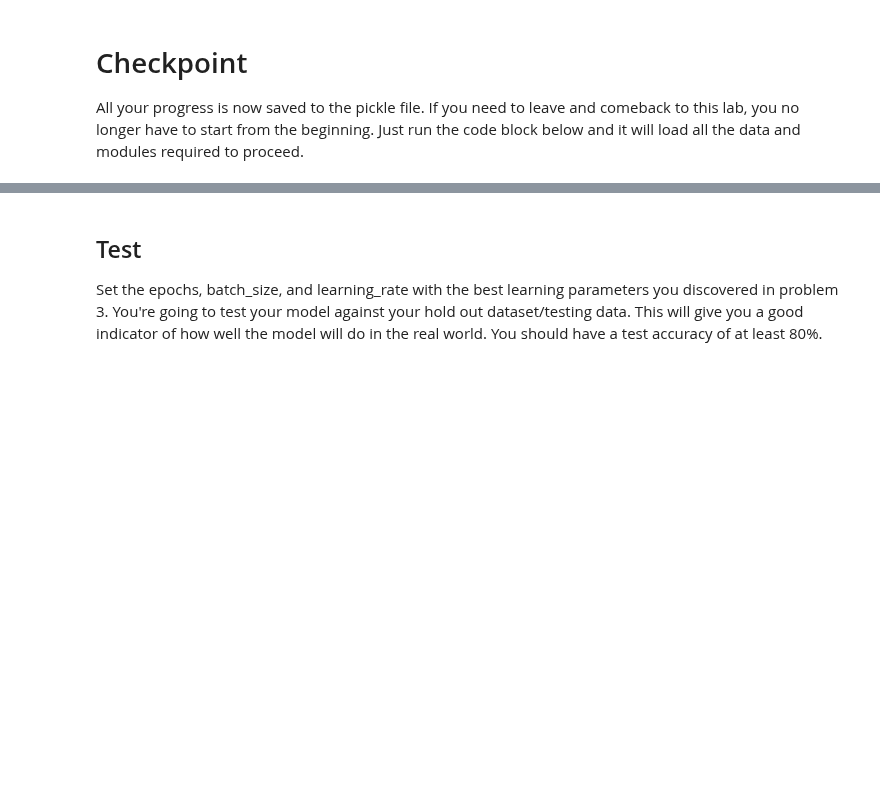
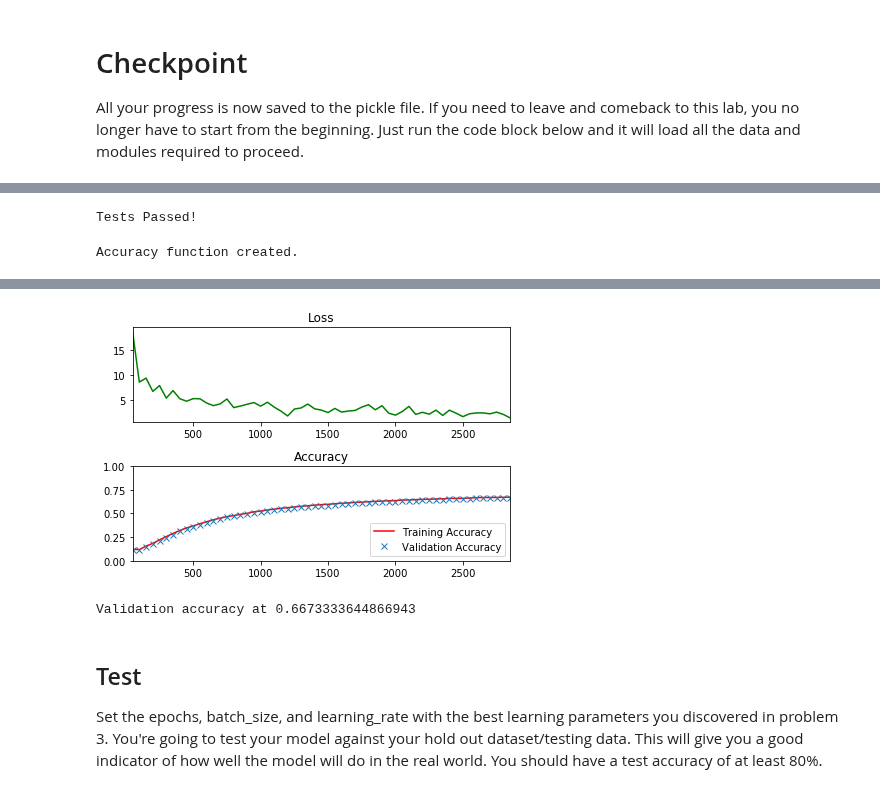
Before and after one commit to vinayakkankanwadi/CarND-TensorFlow-Lab, a Jupyter notebook: lab.ipynb, the cells around one changed output, grey strips where cells are left out. Drawn from its saved outputs; the diff is of its cells as text; code cells hidden in the pictures; blank space fills up the shorter version.

```diff
--- a/lab.ipynb
+++ b/lab.ipynb
@@ -127,6 +123,11 @@ def normalize_grayscale(image_data):
     :return: Normalized image data
     """
     # TODO: Implement Min-Max scaling for grayscale image data
+    a = 0.1
+    b = 0.9
+    grayscale_min = 0
+    grayscale_max = 255
+    return a + ( ( (image_data - grayscale_min)*(b - a) )/( grayscale_max - grayscale_min ) )
 
 
 ### DON'T MODIFY ANYTHING BELOW ###
@@ -247,11 +258,14 @@ labels_count = 10
 # TODO: Set the features and labels tensors
 # features =
 # labels =
+features = tf.placeholder(tf.float32)
+labels = tf.placeholder(tf.float32)
 
 # TODO: Set the weights and biases tensors
 # weights =
 # biases =
-
+weights = tf.Variable(tf.truncated_normal((features_count, labels_count)))
+biases = tf.Variable(tf.zeros(labels_count))
 
 
 ### DON'T MODIFY ANYTHING BELOW ###
@@ -306,6 +320,8 @@ with tf.Session() as session:
 assert not np.count_nonzero(biases_data), 'biases must be zeros'
 
 print('Tests Passed!')
+# %% [output]
+Tests Passed!
 # %%
 # Determine if the predictions are correct
 is_correct_prediction = tf.equal(tf.argmax(prediction, 1), tf.argmax(labels, 1))
@@ -313,6 +329,8 @@ is_correct_prediction = tf.equal(tf.argmax(prediction, 1), tf.argmax(labels, 1))
 accuracy = tf.reduce_mean(tf.cast(is_correct_prediction, tf.float32))
 
 print('Accuracy function created.')
+# %% [output]
+Accuracy function created.
 # %% [markdown]
 <img src="image/learn_rate_tune.png" style="height: 60%;width: 60%">
 ## Problem 3
@@ -358,7 +376,9 @@ The code will print out a Loss and Accuracy graph, so you can see how well the n
 # epochs =
 # batch_size =
 # learning_rate =
-
+epochs = 1
+batch_size = 50
+learning_rate = 0.01
 
 
 ### DON'T MODIFY ANYTHING BELOW ###
@@ -400,33 +420,36 @@ with tf.Session() as session:
             if not batch_i % log_batch_step:
                 # Calculate Training and Validation accuracy
                 training_accuracy = session.run(accuracy, feed_dict=train_feed_dict)
                 validation_accuracy = session.run(accuracy, feed_dict=valid_feed_dict)
 
                 # Log batches
                 previous_batch = batches[-1] if batches else 0
                 batches.append(log_batch_step + previous_batch)
                 loss_batch.append(l)
                 train_acc_batch.append(training_accuracy)
                 valid_acc_batch.append(validation_accuracy)
 
         # Check accuracy against Validation data
         validation_accuracy = session.run(accuracy, feed_dict=valid_feed_dict)
 
 loss_plot = plt.subplot(211)
 loss_plot.set_title('Loss')
 loss_plot.plot(batches, loss_batch, 'g')
 loss_plot.set_xlim([batches[0], batches[-1]])
 acc_plot = plt.subplot(212)
 acc_plot.set_title('Accuracy')
 acc_plot.plot(batches, train_acc_batch, 'r', label='Training Accuracy')
 acc_plot.plot(batches, valid_acc_batch, 'x', label='Validation Accuracy')
 acc_plot.set_ylim([0, 1.0])
 acc_plot.set_xlim([batches[0], batches[-1]])
 acc_plot.legend(loc=4)
 plt.tight_layout()
 plt.show()
 
 print('Validation accuracy at {}'.format(validation_accuracy))
+# %% [output]
+[figure, added]
+Validation accuracy at 0.6673333644866943
 # %% [markdown]
 ## Test
 Set the epochs, batch_size, and learning_rate with the best learning parameters you discovered in problem 3.  You're going to test your model against your hold out dataset/testing data.  This will give you a good indicator of how well the model will do in the real world.  You should have a test accuracy of at least 80%.
```
Also changed, not shown: parts of 6 cells of this notebook.
